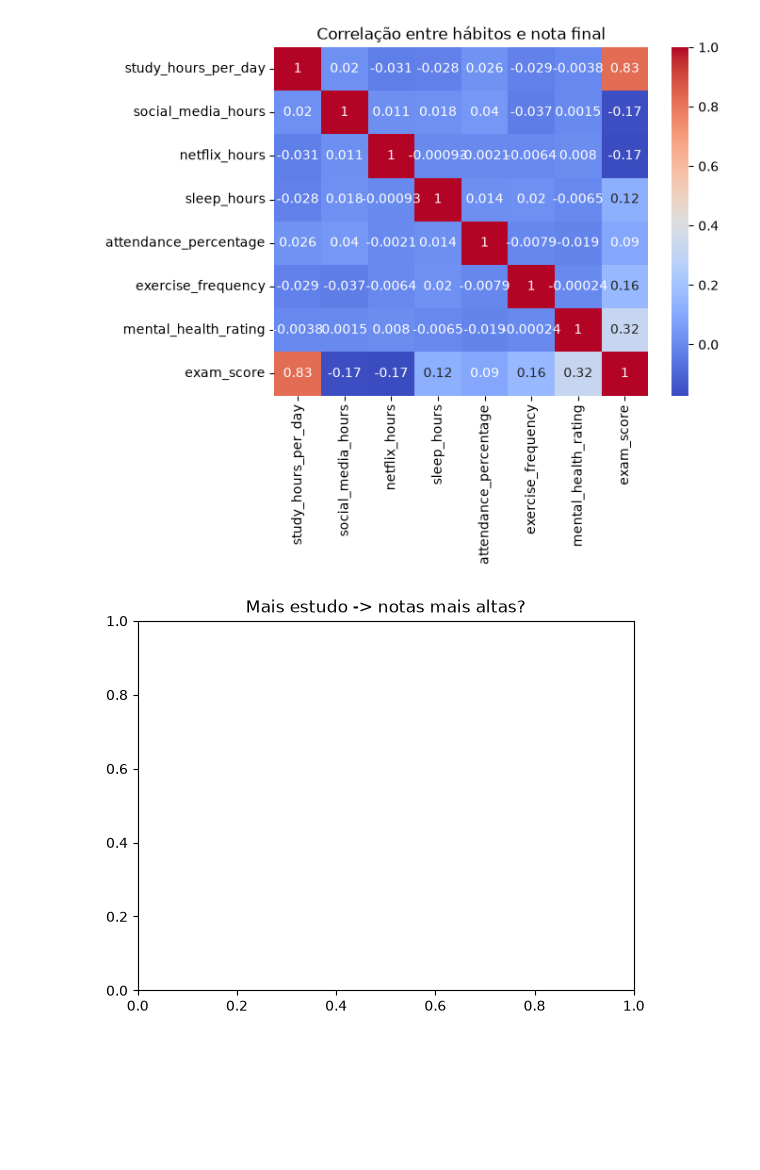
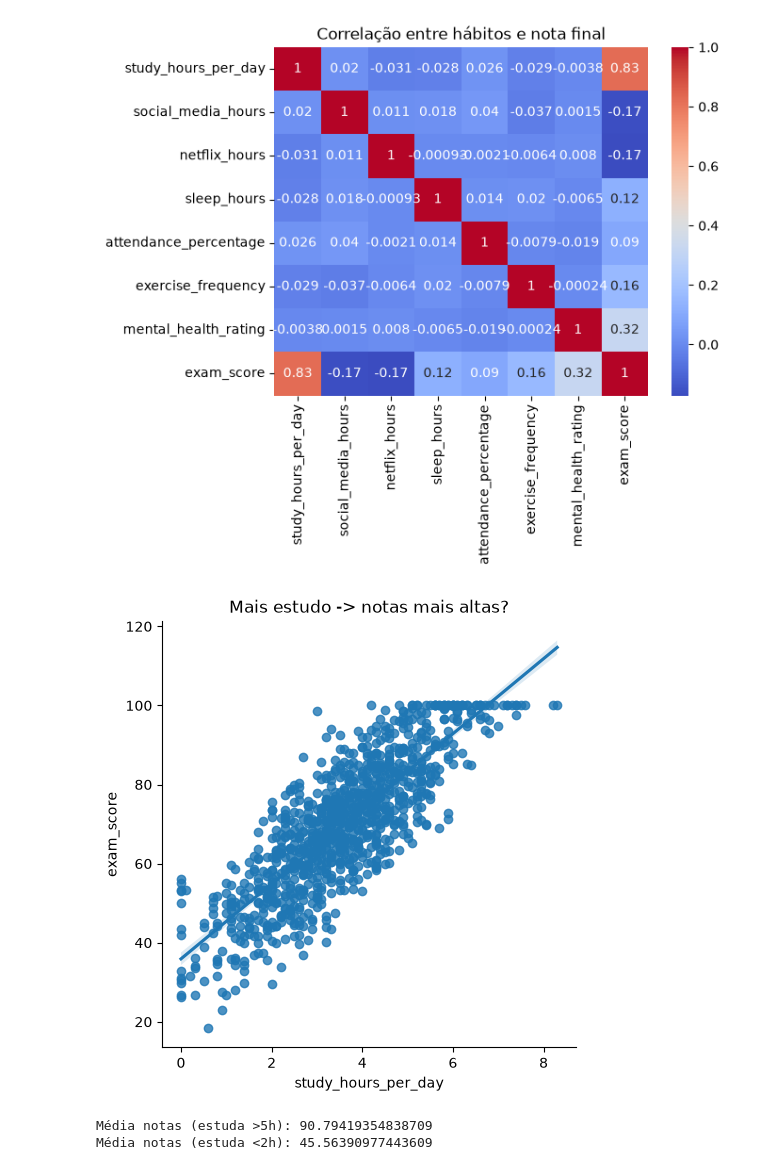
Before and after one commit to wxysara/Analise-de-Desempenho-Academico, a Jupyter notebook: graficos.ipynb, the cells around one changed output. Drawn from its saved outputs; the diff is of its cells as text; code cells hidden in the pictures; blank space fills up the shorter version.

Commit message:
adiciona conjunto de dados sobre habitos dos estudantes

```diff
--- a/para_fazer.ipynb
+++ b/graficos.ipynb
@@ -62,7 +62,21 @@ plt.show()
 # %% [output]
 [figure]
 # %%
+sns.lmplot(data=df, x= "study_hours_per_day", y="exam_score")
 plt.title ("Mais estudo -> notas mais altas?")
 plt.show()
 # %% [output]
-[figure, old version]
+[figure, new version]
+# %%
+# comparando médias
+filtro_estudo_alto = df["study_hours_per_day"] > 5
+filtro_estudo_baixo = df["study_hours_per_day"] <2
+
+grupo_estudo_alto = df [filtro_estudo_alto] ["exam_score"]
+grupo_estudo_baixo = df [filtro_estudo_baixo] ["exam_score"]
+
+print("Média notas (estuda >5h):", grupo_estudo_alto.mean())
+print("Média notas (estuda <2h):", grupo_estudo_baixo.mean())
+# %% [output]
+Média notas (estuda >5h): 90.79419354838709
+Média notas (estuda <2h): 45.56390977443609
```
Also changed, not shown: parts of 1 cell of this notebook, 2 other files.
